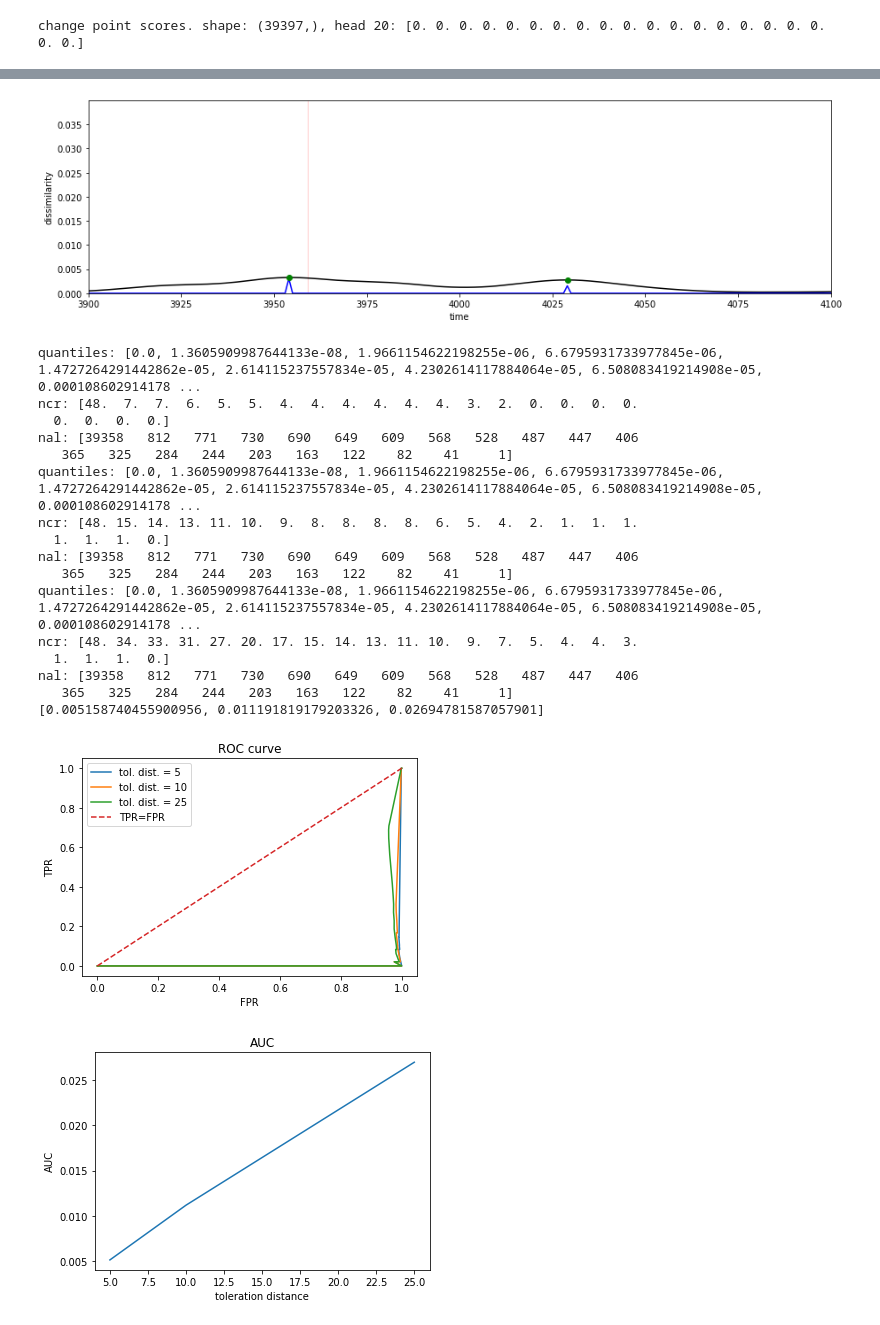
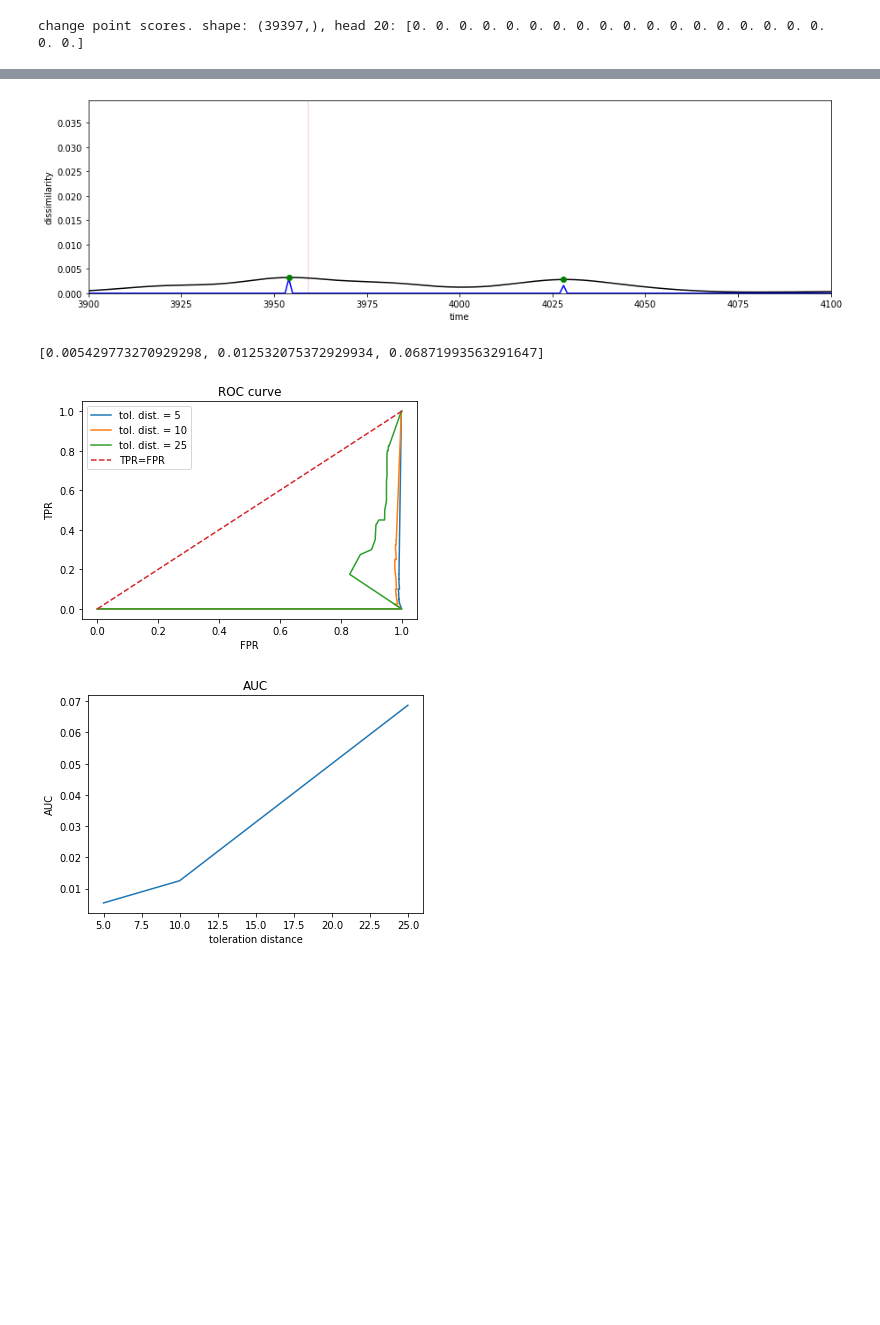
Before and after one commit to NhatVu/TIRE-custom, a Jupyter notebook: TIRE_example_notebook.ipynb, the cells around one changed output, grey strips where cells are left out. Drawn from its saved outputs; the diff is of its cells as text; code cells hidden in the pictures; blank space fills up the shorter version.

```diff
--- a/TIRE_example_notebook.ipynb
+++ b/TIRE_example_notebook.ipynb
@@ -239,10 +170,10 @@ plot_prominences = True
 - vertical blue: peak prominence (use scipy.singal)
 '''
 
-utils.plot_cp(dissimilarities, parameters, window_size, time_start, time_stop, plot_prominences, breakpoints)
+utils.plot_cp(dissimilarities, time_start, time_stop, plot_prominences, breakpoints)
 
 #parameters for AUC calculation
 tol_distances = [5,10,25]
-auc = utils.get_auc(dissimilarities,tol_distances, parameters, window_size, breakpoints)
+auc = utils.get_auc(dissimilarities,tol_distances, breakpoints)
 # %% [output]
 CHANGED !!!!!!!!!!!!!!!!!!!
@@ -250,19 +180,4 @@ peaks prom all. shape: (39358,), values: [0. 0. 0. 0.]
 [figure]
-quantiles: [0.0, 1.3605909987644133e-08, 1.9661154622198255e-06, 6.6795931733977845e-06, 1.4727264291442862e-05, 2.614115237557834e-05, 4.2302614117884064e-05, 6.508083419214908e-05, 0.000108602914178 ...
-ncr: [48.  7.  7.  6.  5.  5.  4.  4.  4.  4.  4.  4.  3.  2.  0.  0.  0.  0.
-  0.  0.  0.  0.]
-nal: [39358   812   771   730   690   649   609   568   528   487   447   406
-   365   325   284   244   203   163   122    82    41     1]
-quantiles: [0.0, 1.3605909987644133e-08, 1.9661154622198255e-06, 6.6795931733977845e-06, 1.4727264291442862e-05, 2.614115237557834e-05, 4.2302614117884064e-05, 6.508083419214908e-05, 0.000108602914178 ...
-ncr: [48. 15. 14. 13. 11. 10.  9.  8.  8.  8.  8.  6.  5.  4.  2.  1.  1.  1.
-  1.  1.  1.  0.]
-nal: [39358   812   771   730   690   649   609   568   528   487   447   406
-   365   325   284   244   203   163   122    82    41     1]
-quantiles: [0.0, 1.3605909987644133e-08, 1.9661154622198255e-06, 6.6795931733977845e-06, 1.4727264291442862e-05, 2.614115237557834e-05, 4.2302614117884064e-05, 6.508083419214908e-05, 0.000108602914178 ...
-ncr: [48. 34. 33. 31. 27. 20. 17. 15. 14. 13. 11. 10.  9.  7.  5.  4.  4.  3.
-  1.  1.  1.  0.]
-nal: [39358   812   771   730   690   649   609   568   528   487   447   406
-   365   325   284   244   203   163   122    82    41     1]
-[0.005158740455900956, 0.011191819179203326, 0.02694781587057901]
+[0.005429773270929298, 0.012532075372929934, 0.06871993563291647]
-[figure, old version]
+[figure, new version]
-[figure, old version]
+[figure, new version]
```
Also changed, not shown: parts of 16 cells of this notebook, 2 other files.
